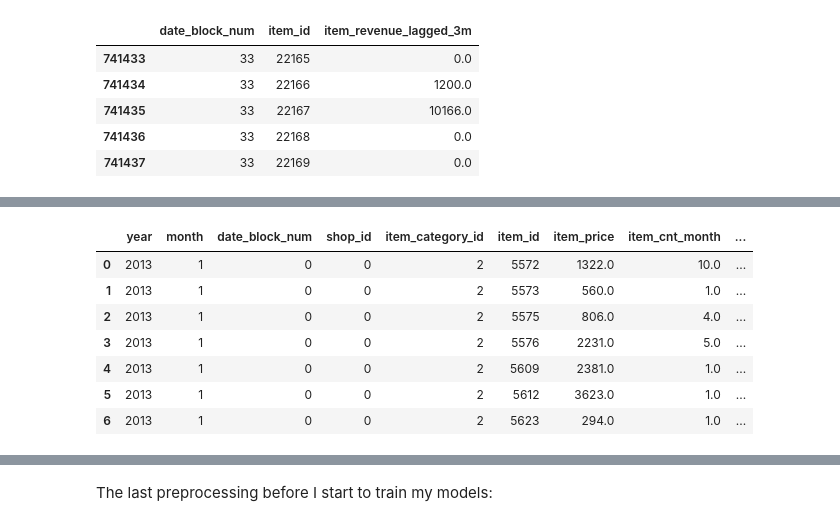
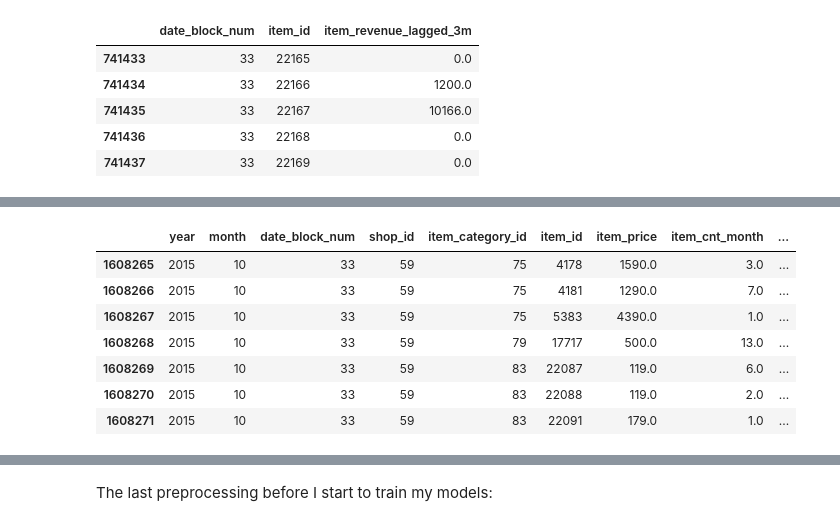
Before and after one commit to thaianle/future-sales-prediction, a Jupyter notebook: 02_feature_engineering.ipynb, the cells around one changed output, grey strips where cells are left out. Cells and saved outputs as stored; diff of their text form; code cells hidden in the pictures.

Commit message:
Complete basic feature engineering in training data

```diff
--- a/02_modeling.ipynb
+++ b/02_feature_engineering.ipynb
@@ -836,0 +809,5 @@ Create revenue features (by each (shop_id, item_id) pair):
+# %%
+# Create revenue features
+# Revenue = Price * Item count
+sales_features['revenue'] = sales_features['item_price'] * sales_features['item_cnt_month']
+sales_features.head()
@@ -837,12 +883,9 @@ Create revenue features (by each (shop_id, item_id) pair):
 # %%
-# Revenue = Price * Item count
-sales_features['monthly_item_revenue'] = sales_features['item_price'] * sales_features['item_cnt_month']
-sales_features.head()
-
-# Aggregate all shops and all categories
-sales_rev = sales_features[['date_block_num', 'item_id', 'monthly_item_revenue']].copy()
+# Aggregate monthly item revenue
+sales_rev = sales_features[['date_block_num', 'item_id', 'revenue']]
 sales_rev = sales_rev.groupby(['date_block_num', 'item_id'], as_index = False).sum()
 sales_rev.sort_values(['item_id', 'date_block_num'], inplace = True)
+sales_rev.rename(columns = {'revenue': 'monthly_item_revenue'}, inplace = True)
 
 sales_rev.head()
 # %% [output]
@@ -1008,8 +1025,9 @@ Now combine the features together:
 # %%
+# Add the initial features
 monthly_features = shops_and_items\
     .merge(cat_and_items, how = 'inner', on = ['year', 'month'])\
     .merge(med_price_items, how = 'inner', on = ['year', 'month'])\
-    .merge(sales_month, how = 'inner', on = ['year', 'month'])
+    .merge(sales_month, how = 'inner', on = ['year', 'month'])\
 
 monthly_features.head(7)
 # %% [output]
@@ -1023,0 +1042,4 @@ monthly_features.head(7)
+# %%
+# Add the date_block_num column
+date_block_features = monthly_features.merge(date_block, how = 'left', on = ['year', 'month'])
+date_block_features.head(7)
@@ -1024,13 +1055,14 @@ monthly_features.head(7)
 # %%
-final_features = sales_features.merge(monthly_features, how = 'left', on = ['year', 'month', 'shop_id', 'item_category_id'])
+# Add item_id, item_price, item_cnt_month, etc. data
 
-final_features.head(7)
+more_item_features = sales_features.merge(date_block_features, how = 'left', on = ['year', 'month', 'date_block_num', 'shop_id', 'item_category_id'])
+more_item_features.tail(7)
 # %% [output]
 |  | year | month | date_block_num | shop_id | item_category_id | item_id | item_price | item_cnt_month | ... |
-| 0 | 2013 | 1 | 0 | 0 | 2 | 5572 | 1322.0 | 10.0 | ... |
-| 1 | 2013 | 1 | 0 | 0 | 2 | 5573 | 560.0 | 1.0 | ... |
-| 2 | 2013 | 1 | 0 | 0 | 2 | 5575 | 806.0 | 4.0 | ... |
-| 3 | 2013 | 1 | 0 | 0 | 2 | 5576 | 2231.0 | 5.0 | ... |
-| 4 | 2013 | 1 | 0 | 0 | 2 | 5609 | 2381.0 | 1.0 | ... |
-| 5 | 2013 | 1 | 0 | 0 | 2 | 5612 | 3623.0 | 1.0 | ... |
-| 6 | 2013 | 1 | 0 | 0 | 2 | 5623 | 294.0 | 1.0 | ... |
+| 1608265 | 2015 | 10 | 33 | 59 | 75 | 4178 | 1590.0 | 3.0 | ... |
+| 1608266 | 2015 | 10 | 33 | 59 | 75 | 4181 | 1290.0 | 7.0 | ... |
+| 1608267 | 2015 | 10 | 33 | 59 | 75 | 5383 | 4390.0 | 1.0 | ... |
+| 1608268 | 2015 | 10 | 33 | 59 | 79 | 17717 | 500.0 | 13.0 | ... |
+| 1608269 | 2015 | 10 | 33 | 59 | 83 | 22087 | 119.0 | 6.0 | ... |
+| 1608270 | 2015 | 10 | 33 | 59 | 83 | 22088 | 119.0 | 2.0 | ... |
+| 1608271 | 2015 | 10 | 33 | 59 | 83 | 22091 | 179.0 | 1.0 | ... |
```
Also changed, not shown: parts of 95 cells of this notebook, 10 other files.
